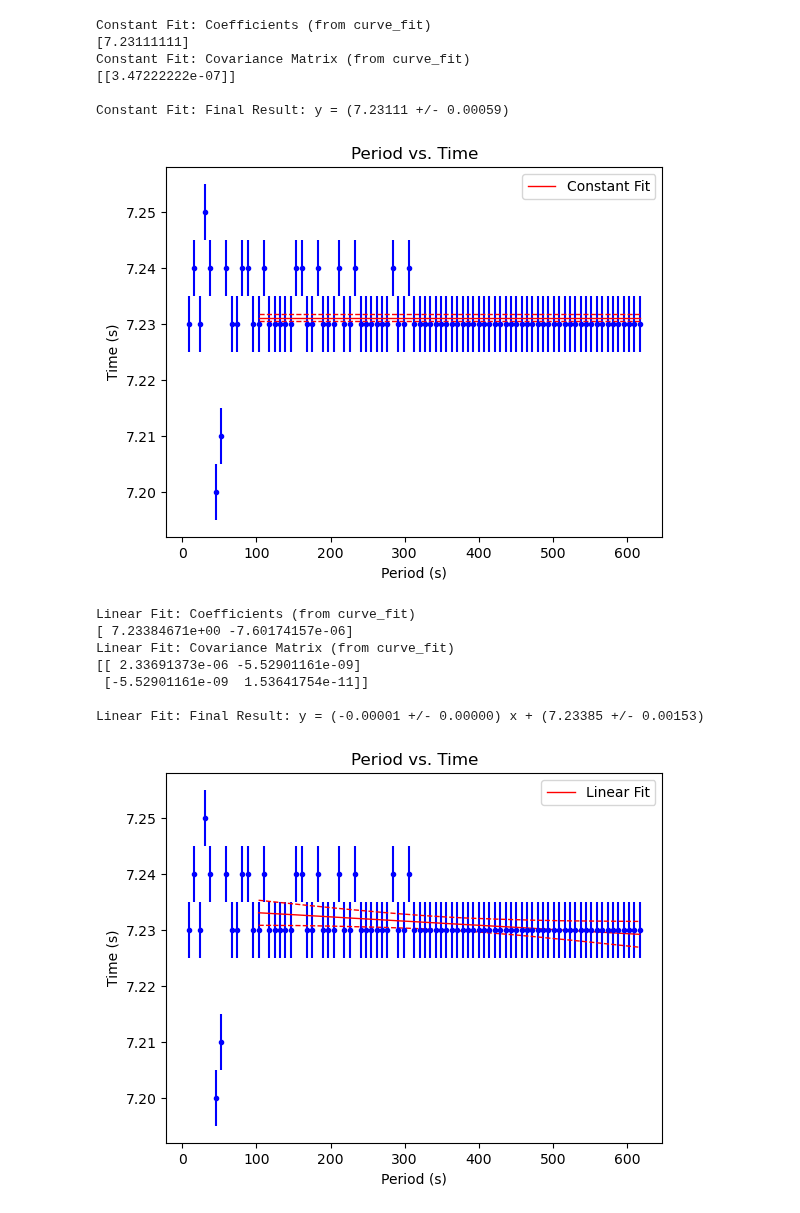
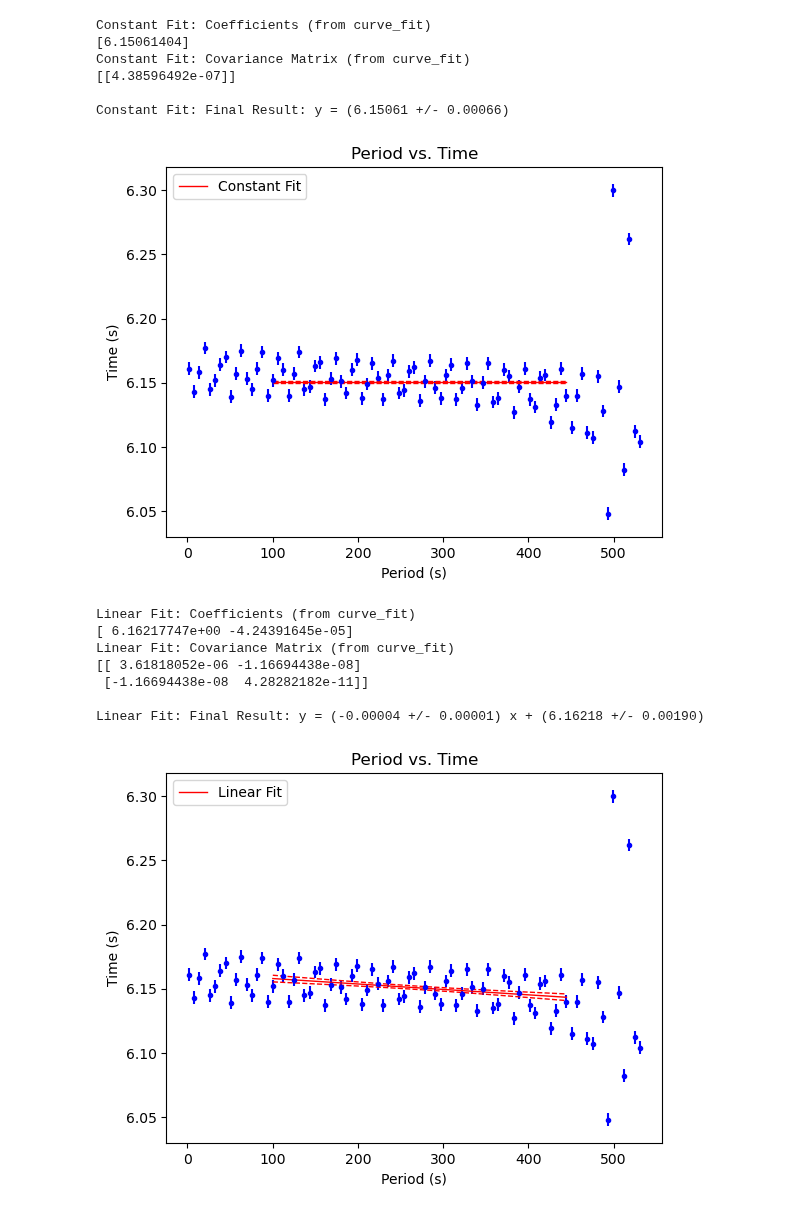
Before and after one commit to brash99/phys421, a Jupyter notebook: JupyterNotebooks/RegularPendulum/RegularPendulumAnalysis.ipynb, the cells around one changed output. Drawn from its saved outputs; the diff is of its cells as text; code cells hidden in the pictures.

```diff
--- a/JupyterNotebooks/RegularPendulum/RegularPendulumAnalysis.ipynb
+++ b/JupyterNotebooks/RegularPendulum/RegularPendulumAnalysis.ipynb
@@ -5,7 +5,7 @@ import matplotlib.pyplot as plt
 import P201_Functions as p201
 # %%
 # Reads the name of the csv file and get the data
-df = pd.read_csv("./Pendulum_data_Run1.csv")
+df = pd.read_csv("./CapstoneData.csv")
 
 # Prints information about the file
 df.info()
@@ -45,0 +55,23 @@ sigmai = [0.005 for i in range(len(xi))]
+# %%
+traw = np.array(df3['Time (s) Run #2'])
+
+print(traw)
+
+periods = []
+times = []
+tstart = traw[0]
+for i in range(1,len(traw)):
+    print(i, traw[i], tstart)
+    if (traw[i] - tstart) > 6.0:
+        period = traw[i] - tstart
+        periods.append(period)
+        times.append(tstart)
+        tstart = traw[i]
+        print('Period:', period)
+
+xi = np.array(times)
+yi = np.array(periods)
+
+# add error bars on the time and period (1/2 smallest division in data)
+sigmax = [0.0005 for i in range(len(xi))]
+sigmai = [0.005 for i in range(len(xi))]
@@ -79,7 +153,7 @@ plt.xlabel('Period (s)')
 plt.title('Period vs. Time')
 
 # Takes the x and y values to make a trendline
-intercept2, dintercept2 = p201.constant_fit_plot_errors(xi,yi,sigmai,plt,100.0,800.0)
+intercept2, dintercept2 = p201.constant_fit_plot_errors(xi,yi,sigmai,plt,100.0,450.0)
 
 # Adds the legend to the plot
 plt.legend()
@@ -88,35 +162,35 @@ plt.legend()
 plt.show()
 # %% [output]
 Constant Fit: Coefficients (from curve_fit)
-[7.23111111]
+[6.15061404]
 Constant Fit: Covariance Matrix (from curve_fit)
-[[3.47222222e-07]]
+[[4.38596492e-07]]
 
-Constant Fit: Final Result: y = (7.23111 +/- 0.00059)
+Constant Fit: Final Result: y = (6.15061 +/- 0.00066)
-[figure, old version]
+[figure, new version]
 # %%
 # Same as the previous cell, but with a linear fit, instead of a constant fit.
 
 plt.errorbar(xi,yi,sigmai,sigmax,'b.')
 
 plt.ylabel('Time (s)')
 plt.xlabel('Period (s)')
 plt.title('Period vs. Time')
 
 # Takes the x and y values to make a trendline
-intercept3, slope3, dintercept3, dslope3 = p201.linear_fit_plot_errors(xi,yi,sigmai,plt,100.0,800.0)
+intercept3, slope3, dintercept3, dslope3 = p201.linear_fit_plot_errors(xi,yi,sigmai,plt,100.0,450.0)
 
 # Adds the legend to the plot
 plt.legend()
 
 # Displays the plot
 plt.show()
 # %% [output]
 Linear Fit: Coefficients (from curve_fit)
-[ 7.23384671e+00 -7.60174157e-06]
+[ 6.16217747e+00 -4.24391645e-05]
 Linear Fit: Covariance Matrix (from curve_fit)
-[[ 2.33691373e-06 -5.52901161e-09]
- [-5.52901161e-09  1.53641754e-11]]
+[[ 3.61818052e-06 -1.16694438e-08]
+ [-1.16694438e-08  4.28282182e-11]]
 
-Linear Fit: Final Result: y = (-0.00001 +/- 0.00000) x + (7.23385 +/- 0.00153)
+Linear Fit: Final Result: y = (-0.00004 +/- 0.00001) x + (6.16218 +/- 0.00190)
-[figure, old version]
+[figure, new version]
```
Also changed, not shown: parts of 5 cells of this notebook, 2 other files.
